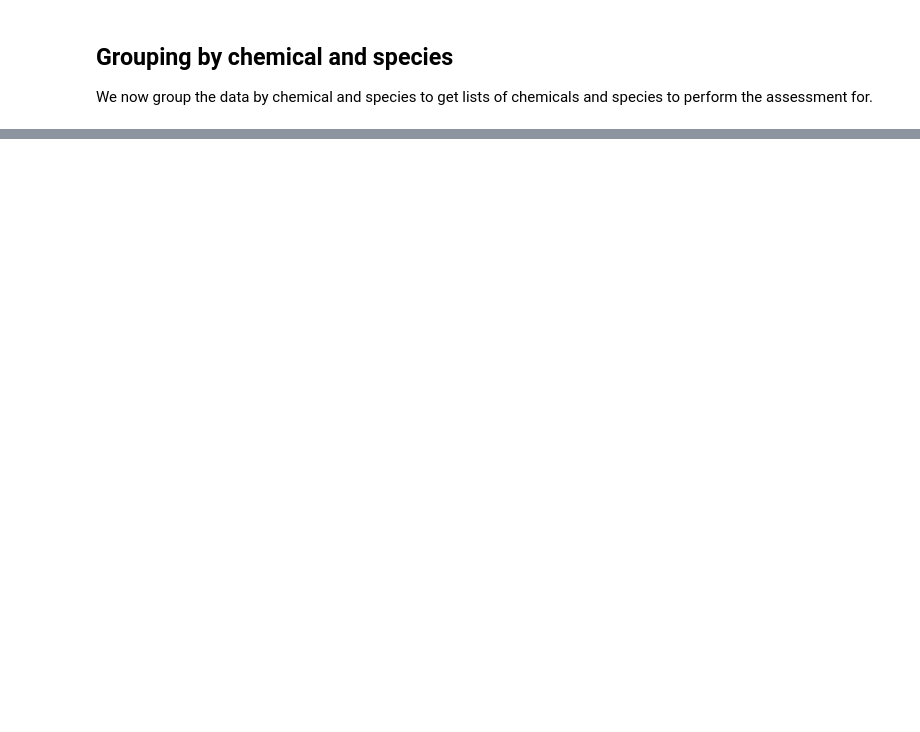
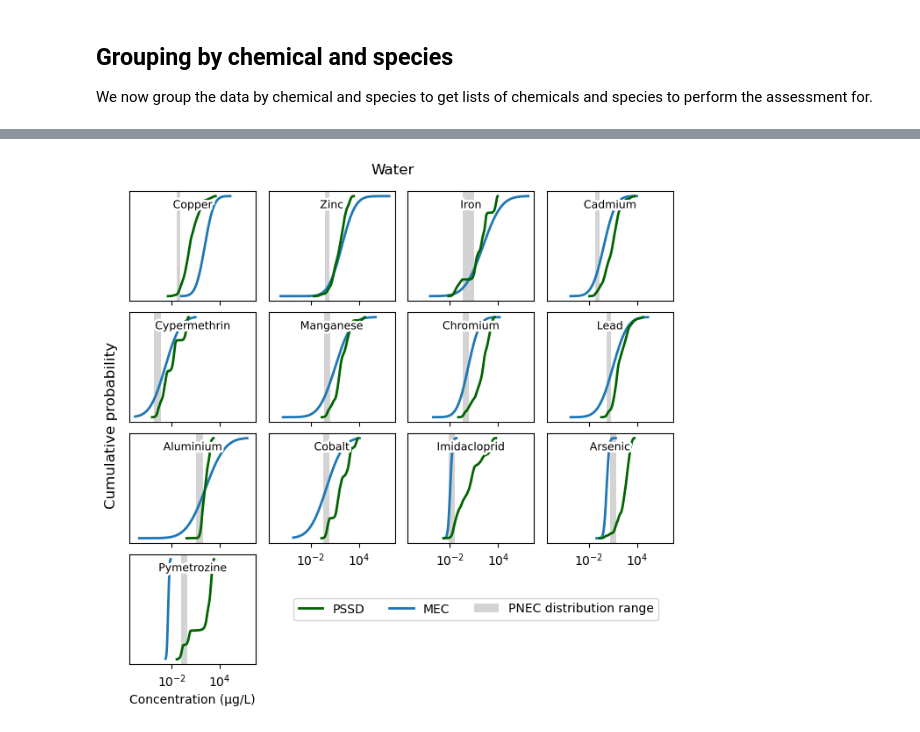
Before and after one commit to samharrison7/borneo-probabilistic-risk-assessment, a Jupyter notebook: notebooks/borneo-probabilistic-risk-assessment.ipynb, the cells around one changed output, grey strips where cells are left out. Drawn from its saved outputs; the diff is of its cells as text; code cells hidden in the pictures; blank space fills up the shorter version.

```diff
--- a/notebooks/borneo-probabilistic-risk-assessment.ipynb
+++ b/notebooks/borneo-probabilistic-risk-assessment.ipynb
@@ -92,0 +733,58 @@ Name: Species, dtype: int64
+# %%
+# Settings
+title_fontsize = 9
+
+def plot_pssd_mec(comp):
+
+    chemicals = df_risk[df_risk['compartment'] == comp]['chemical']
+    n_chemicals = len(chemicals)
+    n_subplots_final_row = n_chemicals % 4
+    n_rows = n_chemicals // 4 + 1
+    plot_height = n_rows * 1.75
+
+    # Water
+    fig, axs = plt.subplots(n_rows, 4, sharex=True, sharey=True, figsize=(8, plot_height))
+    fig.subplots_adjust(hspace=0.1, wspace=0.1)
+    for i in range(n_subplots_final_row, 4):
+        axs[-1][i].set_axis_off()
+
+    # Loop over the axes
+    for i, ax in enumerate(axs.flatten()):
+        if i < n_chemicals:
+            chem = df_risk[df_risk['compartment'] == comp].iloc[i]['chemical']
+            df_pssd = df_dists[((df_dists['compartment'] == comp) &
+                                (df_dists['chemical'] == chem) &
+                                (df_dists['endpoint'] == 'PSSD'))]
+            df_mec = df_dists[((df_dists['compartment'] == comp) &
+                                (df_dists['chemical'] == chem) &
+                                (df_dists['endpoint'] == 'MEC'))]
+            ax.plot(df_pssd['conc'], df_pssd['cdf'], c='darkgreen', lw=2, zorder=2)
+            ax.plot(df_mec['conc'], df_mec['cdf'], lw=2, zorder=1)
+            ax.set_title(chem, fontsize=title_fontsize, y=1.0, pad=-14, path_effects=[pe.withStroke(linewidth=4, foreground='white')])
+
+            hc5_min = df_hc5[(df_hc5['compartment'] == comp) & (df_hc5['chemical'] == chem)]['tox_value'].min()
+            hc5_max = df_hc5[(df_hc5['compartment'] == comp) & (df_hc5['chemical'] == chem)]['tox_value'].max()
+            ax.add_patch(Rectangle((hc5_min, -0.05), width=hc5_max - hc5_min, zorder=0, height=1.1, facecolor='lightgray'))
+
+            # Scale and axes
+            ax.set_xscale('log')
+            ax.set_ylim(-0.05, 1.05)
+            ax.set_yticks([])
+            if i > n_chemicals - n_subplots_final_row - 4:
+                ax.xaxis.set_tick_params(which='both', labelbottom=True)
+            if i == n_chemicals - 1:
+                ax.set_xlabel(f'Concentration ({units[comp]})')
+
+    legend_handles = [
+        Line2D([0], [0], color='darkgreen', label='PSSD', lw=2),
+        Line2D([0], [0], label='MEC', lw=2),
+        Patch(facecolor='lightgray', label='PNEC distribution range'),
+    ]
+    fig.legend(handles=legend_handles, bbox_to_anchor=(0.35, 0.3 if comp == 'soil' else 0.2), loc='center left', ncol=3)
+    fig.supylabel('Cumulative probability', x=0.09)
+    fig.suptitle(comp.capitalize(), y=0.96 if comp == 'soil' else 0.925)
+    fig.savefig(f'{comp}_MEC-PSSD.png', dpi=400, bbox_inches='tight')
+
+plot_pssd_mec('water')
+# %% [output]
+[figure, added]
```
Also changed, not shown: parts of 33 cells of this notebook, 13 other files.
